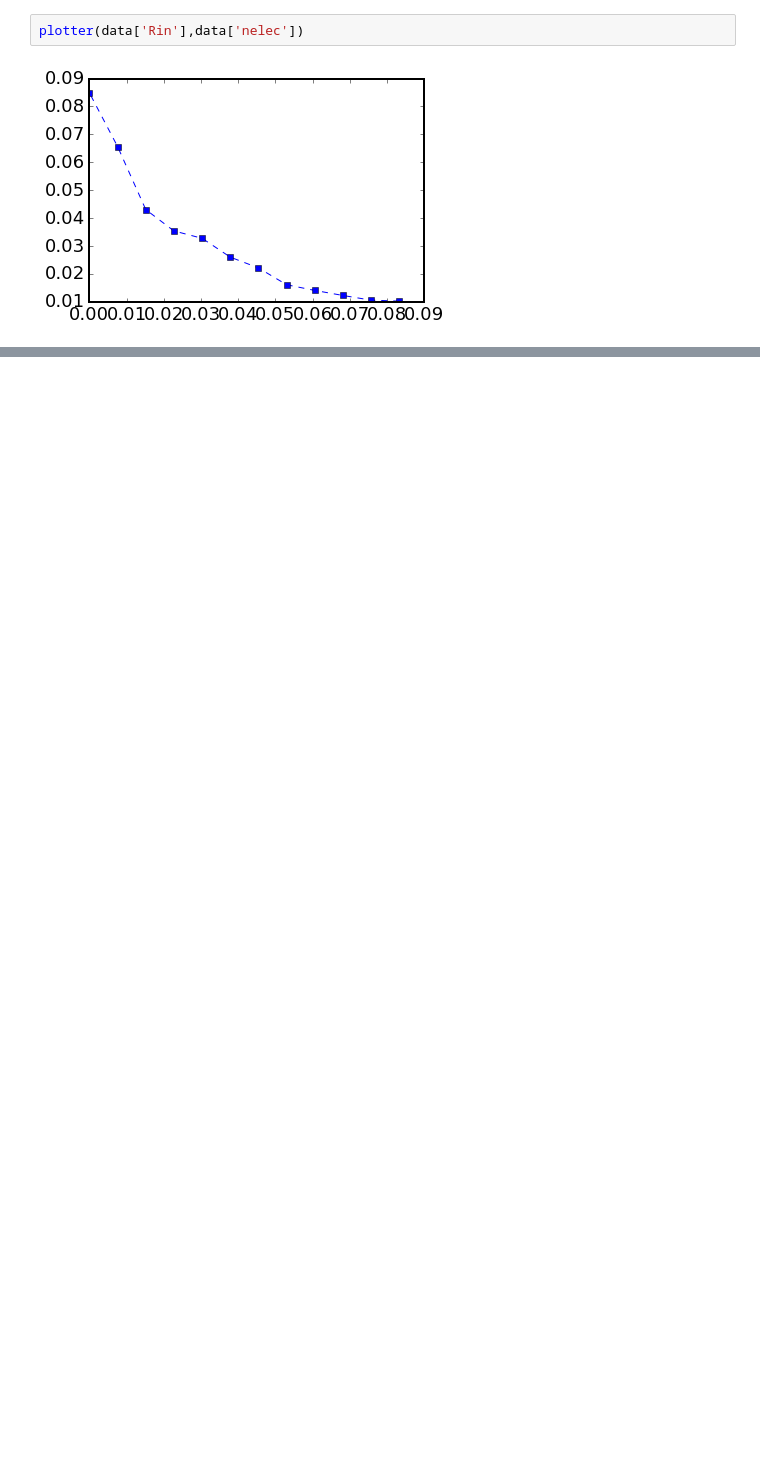
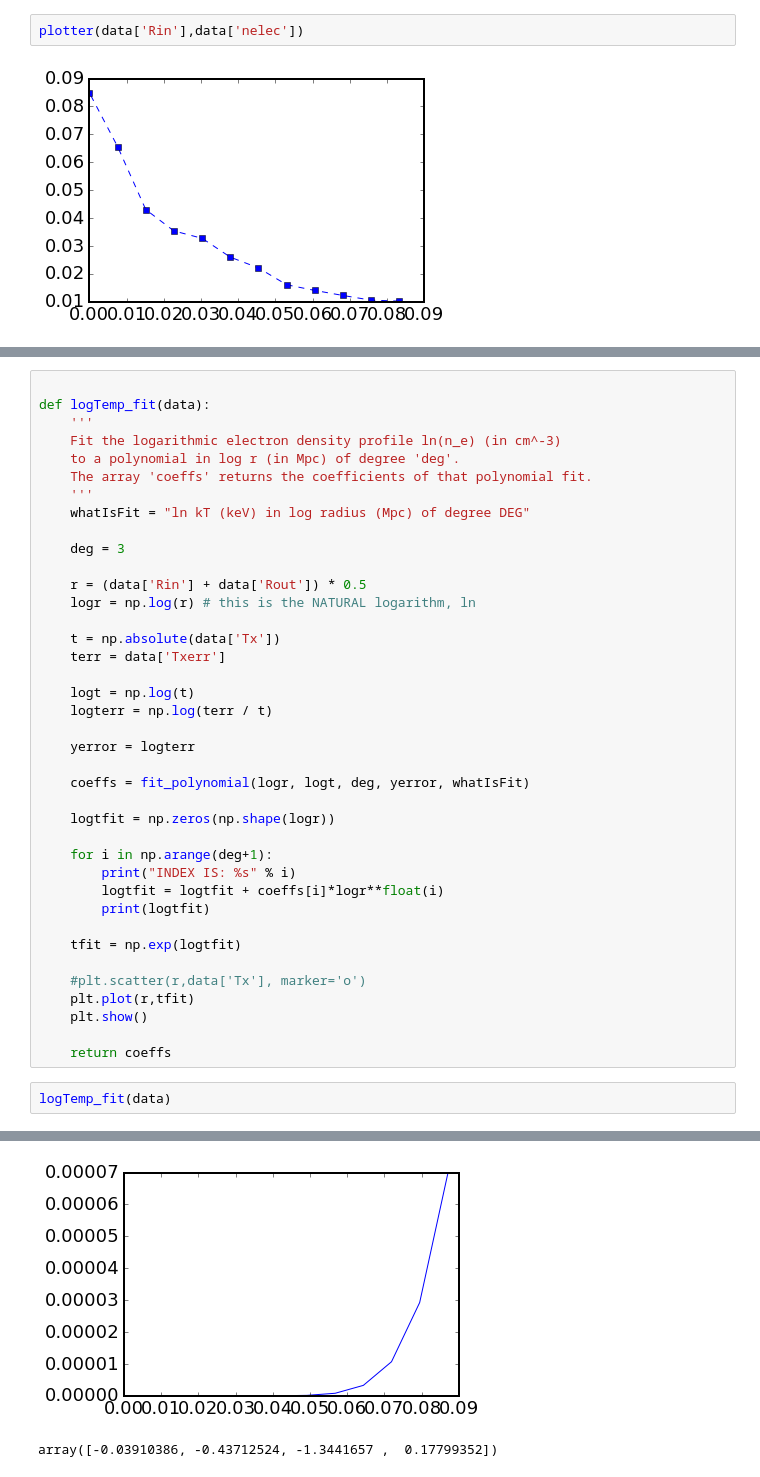
Before and after one commit to granttremblay/RainMaker, a Jupyter notebook: rainmaker_development_helper.ipynb, the cells around one changed output, grey strips where cells are left out. Cells and saved outputs as stored; diff of their text form; blank space fills up the shorter version.

```diff
--- a/rainmaker_development_helper.ipynb
+++ b/rainmaker_development_helper.ipynb
@@ -57,0 +89,42 @@ plotter(data['Rin'],data['nelec'])
+# %%
+
+def logTemp_fit(data):
+    '''
+    Fit the logarithmic electron density profile ln(n_e) (in cm^-3)
+    to a polynomial in log r (in Mpc) of degree 'deg'.
+    The array 'coeffs' returns the coefficients of that polynomial fit.
+    '''
+    whatIsFit = "ln kT (keV) in log radius (Mpc) of degree DEG"
+
+    deg = 3
+
+    r = (data['Rin'] + data['Rout']) * 0.5
+    logr = np.log(r) # this is the NATURAL logarithm, ln
+
+    t = np.absolute(data['Tx'])
+    terr = data['Txerr']
+
+    logt = np.log(t)
+    logterr = np.log(terr / t)
+
+    yerror = logterr
+
+    coeffs = fit_polynomial(logr, logt, deg, yerror, whatIsFit)
+
+    logtfit = np.zeros(np.shape(logr))
+
+    for i in np.arange(deg+1):
+        print("INDEX IS: %s" % i)
+        logtfit = logtfit + coeffs[i]*logr**float(i)
+        print(logtfit)
+
+    tfit = np.exp(logtfit)
+
+    #plt.scatter(r,data['Tx'], marker='o')
+    plt.plot(r,tfit)
+    plt.show()
+
+    return coeffs
+# %%
+logTemp_fit(data)
+# %% [output]
@@ -57,0 +148,2 @@ plotter(data['Rin'],data['nelec'])
+[figure, added]
+array([-0.03910386, -0.43712524, -1.3441657 ,  0.17799352])
```
Also changed, not shown: parts of 4 cells of this notebook.
